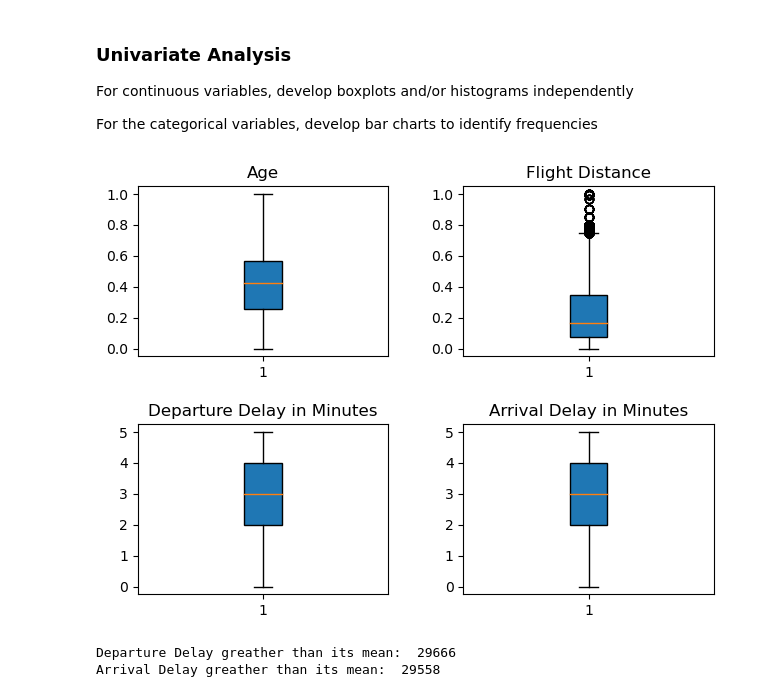
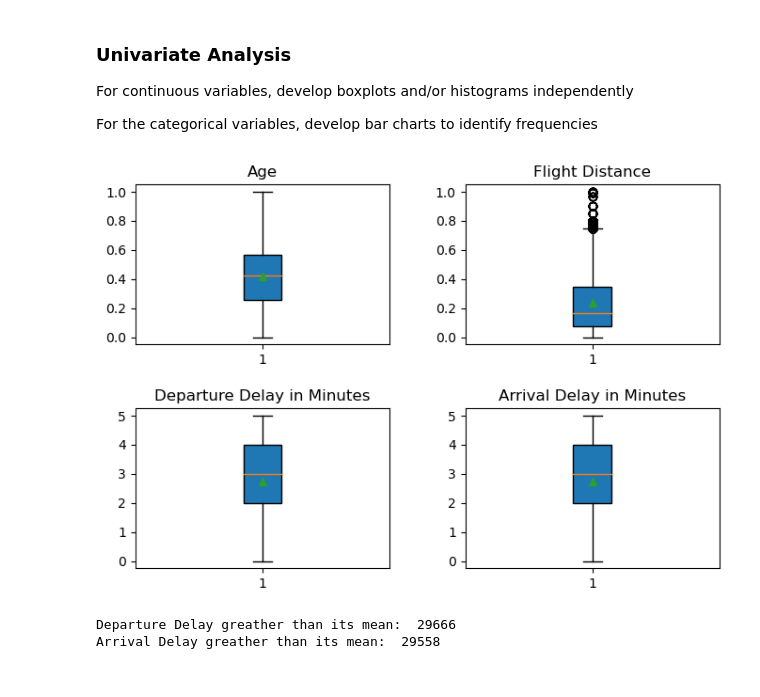
Before and after one commit to Decoretum/CSCI113-AirlineSatisfaction, a Jupyter notebook: FinalProject/preprocessing/exploration/exploration.ipynb, the cells around one changed output. Saved outputs shown, nothing was run; the diff lists cells and outputs as text; code cells hidden in the pictures.

```diff
--- a/FinalProject/preprocessing/exploration/exploration.ipynb
+++ b/FinalProject/preprocessing/exploration/exploration.ipynb
@@ -123,35 +123,36 @@ For continuous variables, develop boxplots and/or histograms independently
 
 For the categorical variables, develop bar charts to identify frequencies
 # %%
-
 data0 = df[contin[0]].to_numpy()
 
 fig, ax = plt.subplots(2, 2)
-ax[0, 0].boxplot(data0,vert=True,patch_artist=True);
+ax[0, 0].boxplot(data0,vert=True,patch_artist=True, showmeans = True);
 ax[0, 0].set_title('Age')
+# ax[0, 0].text(0, 1, f'Range: {max(data0) - min(data0)}')
 
 data1 = df[contin[1]].to_numpy()
 
-ax[0, 1].boxplot(data1,vert=True,patch_artist=True);
+ax[0, 1].boxplot(data1,vert=True,patch_artist=True, showmeans = True);
 ax[0, 1].set_title('Flight Distance')
+# ax[0, 1].text(0, 1, f'Range: {max(data0) - min(data0)}')
 
 data2 = df[contin[2]].to_numpy()
 
-ax[1, 0].boxplot(data2,vert=True,patch_artist=True);
+ax[1, 0].boxplot(data2,vert=True,patch_artist=True, showmeans = True);
 ax[1, 0].set_title('Departure Delay in Minutes')
 
 data3 = df[contin[3]].to_numpy()
 
-ax[1, 1].boxplot(data2,vert=True,patch_artist=True);
+ax[1, 1].boxplot(data2,vert=True,patch_artist=True, showmeans = True);
 ax[1, 1].set_title('Arrival Delay in Minutes')
 
-fig.subplots_adjust(left=0.08, right=0.98, bottom=0.05, top=0.9,
+fig.subplots_adjust(left=0.01, right=0.98, bottom=0.05, top=0.9,
                     hspace=0.4, wspace=0.3)
 
 
 plt.show()
 # %% [output]
-[figure, old version]
+[figure, new version]
 # %%
 # How much data points are greater than the mean
 print('Departure Delay greather than its mean: ',len(df[df['Departure Delay in Minutes'] > df['Departure Delay in Minutes'].mean()]))
```
Also changed, not shown: parts of 1 cell of this notebook.
